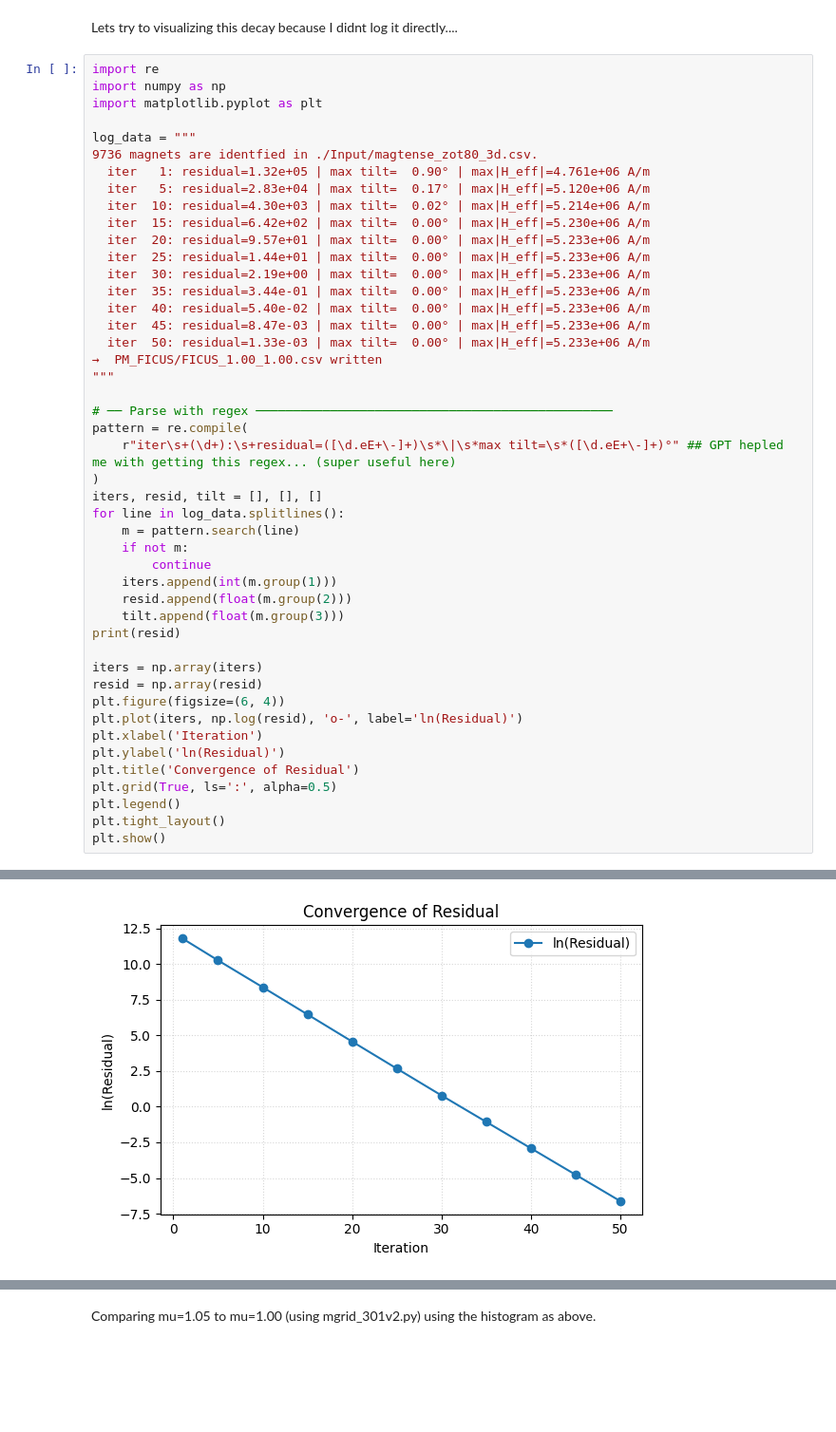
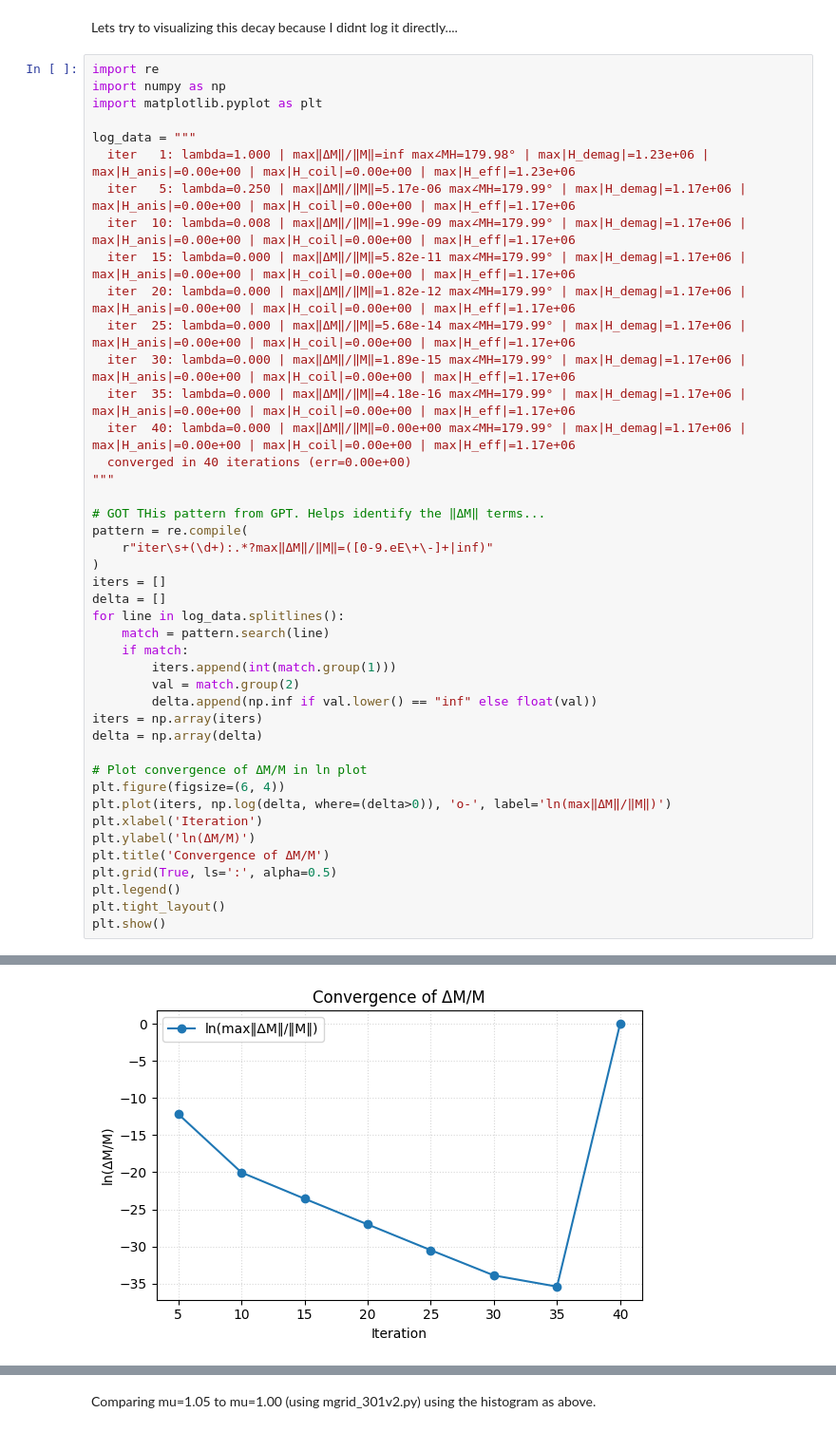
Before and after one commit to armulrich/MUSE, a Jupyter notebook: Attempt_to_Replicate_finite_mu_MUSE.ipynb, the cells around one changed output, grey strips where cells are left out. Shown at 95% size. Drawn from its saved outputs; the diff is of its cells as text; blank space fills up the shorter version.

```diff
--- a/Attempt_to_Replicate_finite_mu_MUSE.ipynb
+++ b/Attempt_to_Replicate_finite_mu_MUSE.ipynb
@@ -433,42 +504,39 @@ import numpy as np
 import matplotlib.pyplot as plt
 
 log_data = """
-9736 magnets are identfied in ./Input/magtense_zot80_3d.csv.
-  iter   1: residual=1.32e+05 | max tilt=  0.90° | max|H_eff|=4.761e+06 A/m
-  iter   5: residual=2.83e+04 | max tilt=  0.17° | max|H_eff|=5.120e+06 A/m
-  iter  10: residual=4.30e+03 | max tilt=  0.02° | max|H_eff|=5.214e+06 A/m
-  iter  15: residual=6.42e+02 | max tilt=  0.00° | max|H_eff|=5.230e+06 A/m
-  iter  20: residual=9.57e+01 | max tilt=  0.00° | max|H_eff|=5.233e+06 A/m
-  iter  25: residual=1.44e+01 | max tilt=  0.00° | max|H_eff|=5.233e+06 A/m
-  iter  30: residual=2.19e+00 | max tilt=  0.00° | max|H_eff|=5.233e+06 A/m
-  iter  35: residual=3.44e-01 | max tilt=  0.00° | max|H_eff|=5.233e+06 A/m
-  iter  40: residual=5.40e-02 | max tilt=  0.00° | max|H_eff|=5.233e+06 A/m
-  iter  45: residual=8.47e-03 | max tilt=  0.00° | max|H_eff|=5.233e+06 A/m
-  iter  50: residual=1.33e-03 | max tilt=  0.00° | max|H_eff|=5.233e+06 A/m
-→  PM_FICUS/FICUS_1.00_1.00.csv written
+  iter   1: lambda=1.000 | max‖ΔM‖/‖M‖=inf max∠MH=179.98° | max|H_demag|=1.23e+06 | max|H_anis|=0.00e+00 | max|H_coil|=0.00e+00 | max|H_eff|=1.23e+06
+  iter   5: lambda=0.250 | max‖ΔM‖/‖M‖=5.17e-06 max∠MH=179.99° | max|H_demag|=1.17e+06 | max|H_anis|=0.00e+00 | max|H_coil|=0.00e+00 | max|H_eff|=1.17e+06
+  iter  10: lambda=0.008 | max‖ΔM‖/‖M‖=1.99e-09 max∠MH=179.99° | max|H_demag|=1.17e+06 | max|H_anis|=0.00e+00 | max|H_coil|=0.00e+00 | max|H_eff|=1.17e+06
+  iter  15: lambda=0.000 | max‖ΔM‖/‖M‖=5.82e-11 max∠MH=179.99° | max|H_demag|=1.17e+06 | max|H_anis|=0.00e+00 | max|H_coil|=0.00e+00 | max|H_eff|=1.17e+06
+  iter  20: lambda=0.000 | max‖ΔM‖/‖M‖=1.82e-12 max∠MH=179.99° | max|H_demag|=1.17e+06 | max|H_anis|=0.00e+00 | max|H_coil|=0.00e+00 | max|H_eff|=1.17e+06
+  iter  25: lambda=0.000 | max‖ΔM‖/‖M‖=5.68e-14 max∠MH=179.99° | max|H_demag|=1.17e+06 | max|H_anis|=0.00e+00 | max|H_coil|=0.00e+00 | max|H_eff|=1.17e+06
+  iter  30: lambda=0.000 | max‖ΔM‖/‖M‖=1.89e-15 max∠MH=179.99° | max|H_demag|=1.17e+06 | max|H_anis|=0.00e+00 | max|H_coil|=0.00e+00 | max|H_eff|=1.17e+06
+  iter  35: lambda=0.000 | max‖ΔM‖/‖M‖=4.18e-16 max∠MH=179.99° | max|H_demag|=1.17e+06 | max|H_anis|=0.00e+00 | max|H_coil|=0.00e+00 | max|H_eff|=1.17e+06
+  iter  40: lambda=0.000 | max‖ΔM‖/‖M‖=0.00e+00 max∠MH=179.99° | max|H_demag|=1.17e+06 | max|H_anis|=0.00e+00 | max|H_coil|=0.00e+00 | max|H_eff|=1.17e+06
+  converged in 40 iterations (err=0.00e+00)
 """
 
-# ── Parse with regex ────────────────────────────────────────────────
+# GOT THis pattern from GPT. Helps identify the ‖ΔM‖ terms...
 pattern = re.compile(
-    r"iter\s+(\d+):\s+residual=([\d.eE+\-]+)\s*\|\s*max tilt=\s*([\d.eE+\-]+)°" ## GPT hepled me with getting this regex... (super useful here)
+    r"iter\s+(\d+):.*?max‖ΔM‖/‖M‖=([0-9.eE\+\-]+|inf)"
 )
-iters, resid, tilt = [], [], []
+iters = []
+delta = []
 for line in log_data.splitlines():
-    m = pattern.search(line)
-    if not m:
-        continue
-    iters.append(int(m.group(1)))
-    resid.append(float(m.group(2)))
-    tilt.append(float(m.group(3)))
-print(resid)
+    match = pattern.search(line)
+    if match:
+        iters.append(int(match.group(1)))
+        val = match.group(2)
+        delta.append(np.inf if val.lower() == "inf" else float(val))
+iters = np.array(iters)
+delta = np.array(delta)
 
-iters = np.array(iters)
-resid = np.array(resid)
+# Plot convergence of ΔM/M in ln plot
 plt.figure(figsize=(6, 4))
-plt.plot(iters, np.log(resid), 'o-', label='ln(Residual)')
+plt.plot(iters, np.log(delta, where=(delta>0)), 'o-', label='ln(max‖ΔM‖/‖M‖)')
 plt.xlabel('Iteration')
-plt.ylabel('ln(Residual)')
-plt.title('Convergence of Residual')
+plt.ylabel('ln(ΔM/M)')
+plt.title('Convergence of ΔM/M')
 plt.grid(True, ls=':', alpha=0.5)
 plt.legend()
 plt.tight_layout()
@@ -478,2 +545,2 @@ plt.show()
-[figure, old version]
+[figure, new version]
 # %% [markdown]
```
Also changed, not shown: parts of 80 cells of this notebook, 1 other file.
